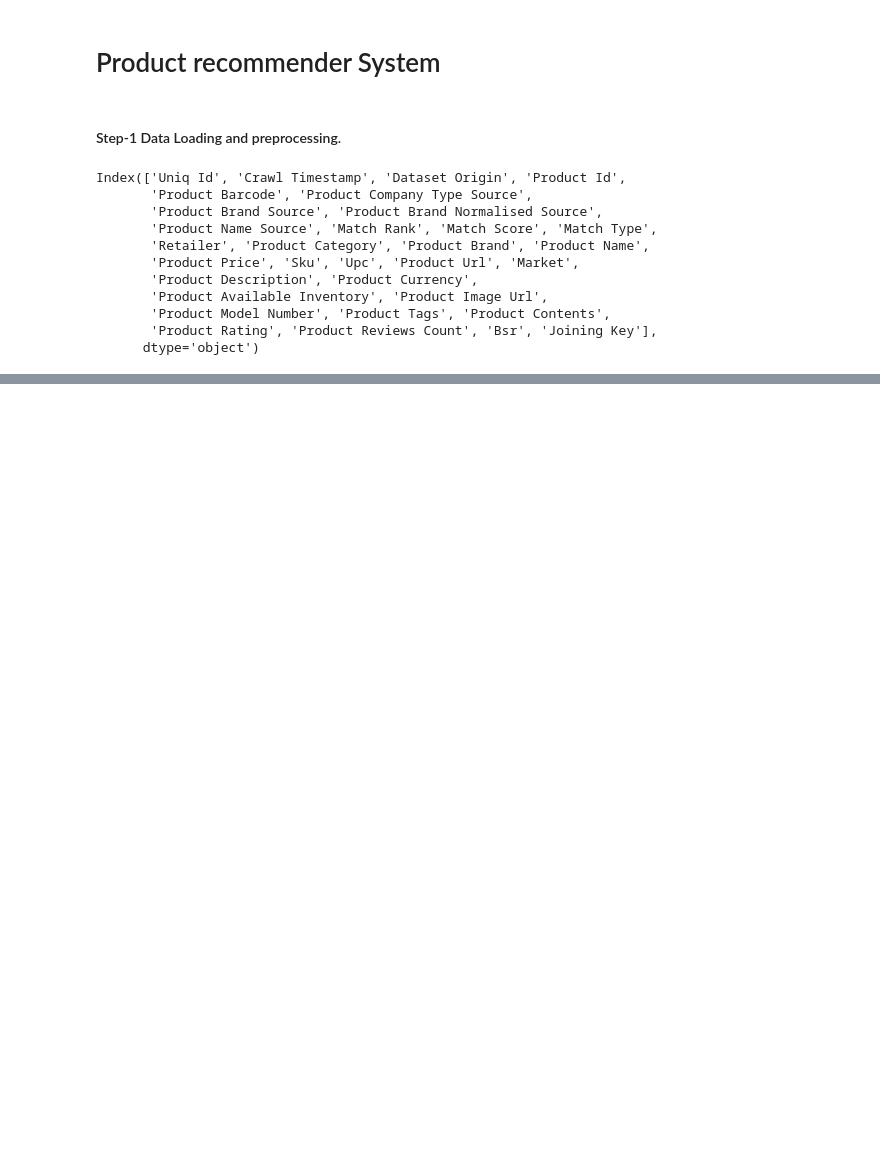
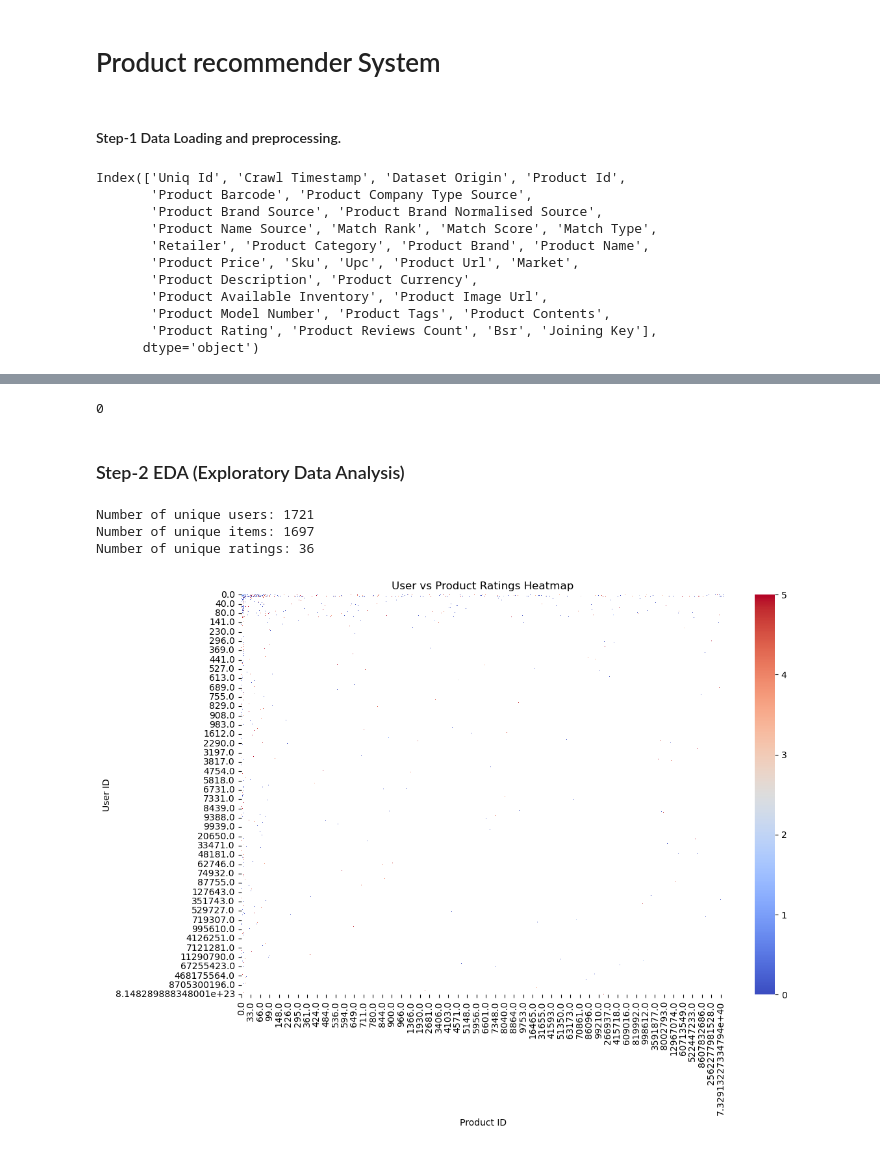
Before and after one commit to imsaqib04/product_recommendation, a Jupyter notebook: recommender.ipynb, the cells around one changed output, grey strips where cells are left out. Saved outputs shown, nothing was run; the diff lists cells and outputs as text; code cells hidden in the pictures; blank space fills up the shorter version.

```diff
--- a/recommender.ipynb
+++ b/recommender.ipynb
@@ -41,15 +41,15 @@ train_data.head(3)
 # %%
 ## if we rename a specific column
 train_data.rename(columns={
-    'Uniq Id': 'UniqueID',
+    'Uniq Id': 'UserID',
     'Product Id': 'ProductID',
     'Product Rating': 'Rating',
     'Product Reviews Count': 'ReviewCount',
-    # 'Product Category': 'Category',
-    # 'Product Brand': 'Brand',
-    # 'Product Name': 'Name',
+    'Product Category': 'Category',
+    'Product Brand': 'Brand',
+    'Product Name': 'Name',
     'Product Image Url': 'ImageURL',
-    # 'Product Description': 'Description',
+    'Product Description': 'Description',
     'Product Tags': 'Tags'
 }, inplace=True)
 # %%
@@ -68,0 +99,14 @@ Index(['UniqueID', 'ProductID', 'Rating', 'ReviewCount', 'Product Category',
+# %%
+## Fill missing values in DATA
+
+# inplace=True	Changes are applied to the original DataFrame
+# inplace=False	A new DataFrame is returned, and the original stays the same
+
+# fill product rating & reviews with default value 0
+train_data['Rating'].fillna(0, inplace=True)
+train_data['ReviewCount'].fillna(0, inplace=True)
+
+# fill For text/categorical columns
+train_data['Category'].fillna('Unknown', inplace=True)
+train_data['Brand'].fillna('Unknown', inplace=True)
+train_data['Description'].fillna('No description', inplace=True)
@@ -68,0 +146,39 @@ Index(['UniqueID', 'ProductID', 'Rating', 'ReviewCount', 'Product Category',
+# %%
+## chack duplicate
+train_data.duplicated().sum()
+# %% [output]
+0
+# %%
+## use this because of change id readable
+train_data['UserID'] = train_data['UserID'].str.extract(r'(\d+)').astype(float)
+train_data['ProductID'] = train_data['ProductID'].str.extract(r'(\d+)').astype(float)
+# %% [markdown]
+### Step-2 EDA (Exploratory Data Analysis)
+# %%
+#Basic statistics
+num_users = train_data['UserID'].nunique()
+num_items = train_data['ProductID'].nunique()
+num_ratings = train_data['Rating'].nunique()
+print(f"Number of unique users: {num_users}")
+print(f"Number of unique items: {num_items}")
+print(f"Number of unique ratings: {num_ratings}")
+# %% [output]
+Number of unique users: 1721
+Number of unique items: 1697
+Number of unique ratings: 36
+# %%
+heatmap_data = train_data.pivot_table(
+    values='Rating',
+    index='UserID',
+    columns='ProductID'
+)
+
+# Create the heatmap
+plt.figure(figsize=(12, 8))
+sns.heatmap(heatmap_data, cmap='coolwarm', cbar=True)
+plt.title('User vs Product Ratings Heatmap')
+plt.xlabel('Product ID')
+plt.ylabel('User ID')
+plt.show()
+# %% [output]
+[figure, added]
```
Also changed, not shown: parts of 18 cells of this notebook.
